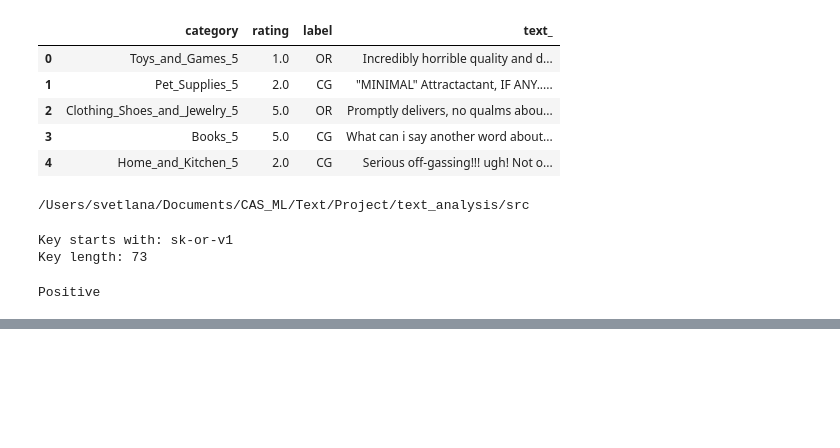
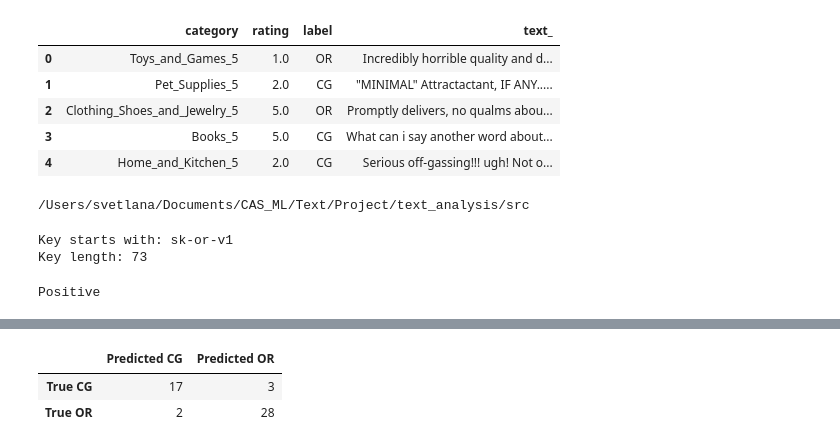
Before and after one commit to muellR/text_analysis, a Jupyter notebook: src/llm_prediction.ipynb, the cells around one changed output, grey strips where cells are left out. Cells and saved outputs as stored; diff of their text form; code cells hidden in the pictures; blank space fills up the shorter version.

```diff
--- a/src/llm_prediction.ipynb
+++ b/src/llm_prediction.ipynb
@@ -102,0 +363,8 @@ Positive
+# %%
+# True labels from your dataset
+# These are the real labels: CG or OR
+y_true = test_50["label"]
+
+# Predicted labels from ChatGPT
+# These are the labels generated by your prompt/model
+y_pred = test_50["predicted_label"]
@@ -102,0 +384,18 @@ Positive
+# %%
+# Create a confusion matrix
+# It shows where the model was correct and where it made mistakes
+cm = confusion_matrix(y_true, y_pred, labels=["CG", "OR"])
+
+# Convert confusion matrix into a readable table
+cm_df = pd.DataFrame(
+    cm,
+    index=["True CG", "True OR"],
+    columns=["Predicted CG", "Predicted OR"]
+)
+
+# Display the confusion matrix table
+cm_df
+# %% [output]
+|  | Predicted CG | Predicted OR |
+| True CG | 17 | 3 |
+| True OR | 2 | 28 |
```
Also changed, not shown: parts of 11 cells of this notebook.
